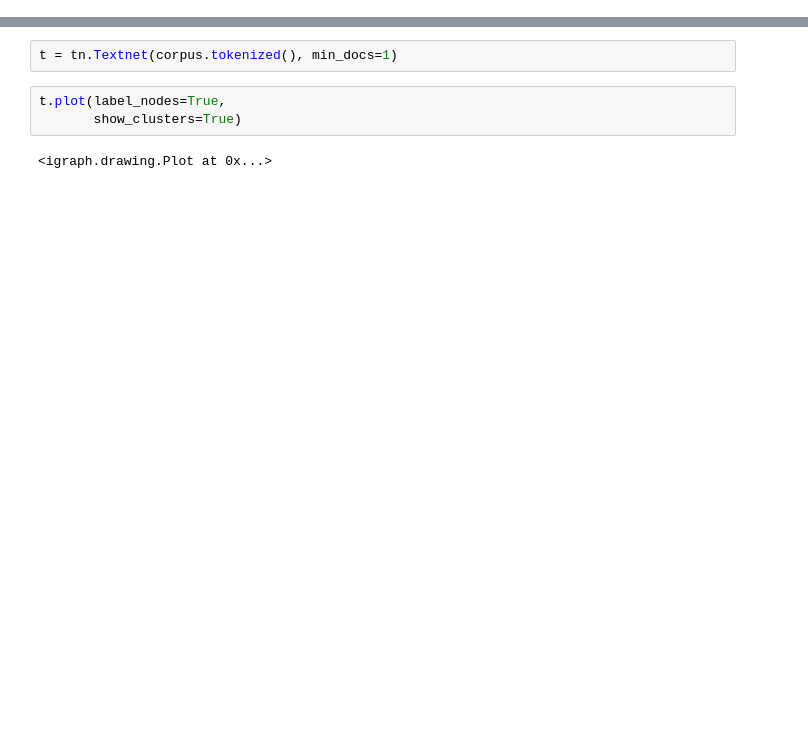
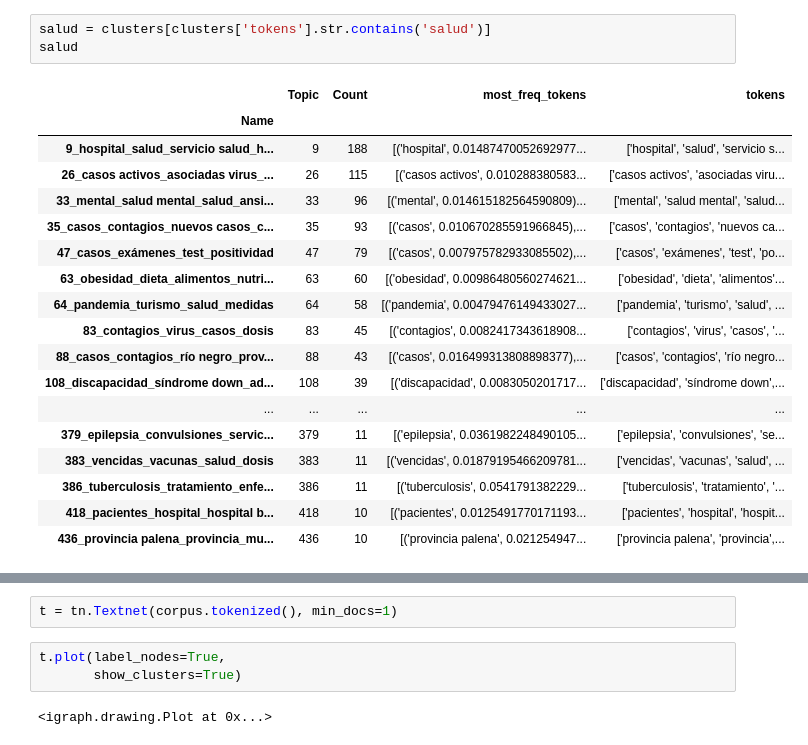
Before and after one commit to recmera/transformers-news-analysis, a Jupyter notebook: notebooks/4.data-analysis/textnets.ipynb, the cells around one changed output, grey strips where cells are left out. Drawn from its saved outputs; the diff is of its cells as text; blank space fills up the shorter version.

```diff
--- a/notebooks/4.data-analysis/textnets.ipynb
+++ b/notebooks/4.data-analysis/textnets.ipynb
@@ -44 +44,23 @@ df1.head()
+# %%
+salud = clusters[clusters['tokens'].str.contains('salud')]
+salud
+# %% [output]
+|  | Topic | Count | most_freq_tokens | tokens |
+| Name |  |  |  |  |
+| 9_hospital_salud_servicio salud_h... | 9 | 188 | [('hospital', 0.01487470052692977... | ['hospital', 'salud', 'servicio s... |
+| 26_casos activos_asociadas virus_... | 26 | 115 | [('casos activos', 0.010288380583... | ['casos activos', 'asociadas viru... |
+| 33_mental_salud mental_salud_ansi... | 33 | 96 | [('mental', 0.014615182564590809)... | ['mental', 'salud mental', 'salud... |
+| 35_casos_contagios_nuevos casos_c... | 35 | 93 | [('casos', 0.010670285591966845),... | ['casos', 'contagios', 'nuevos ca... |
+| 47_casos_exámenes_test_positividad | 47 | 79 | [('casos', 0.007975782933085502),... | ['casos', 'exámenes', 'test', 'po... |
+| 63_obesidad_dieta_alimentos_nutri... | 63 | 60 | [('obesidad', 0.00986480560274621... | ['obesidad', 'dieta', 'alimentos'... |
+| 64_pandemia_turismo_salud_medidas | 64 | 58 | [('pandemia', 0.00479476149433027... | ['pandemia', 'turismo', 'salud', ... |
+| 83_contagios_virus_casos_dosis | 83 | 45 | [('contagios', 0.0082417343618908... | ['contagios', 'virus', 'casos', '... |
+| 88_casos_contagios_río negro_prov... | 88 | 43 | [('casos', 0.016499313808898377),... | ['casos', 'contagios', 'río negro... |
+| 108_discapacidad_síndrome down_ad... | 108 | 39 | [('discapacidad', 0.0083050201717... | ['discapacidad', 'síndrome down',... |
+| ... | ... | ... | ... | ... |
+| 379_epilepsia_convulsiones_servic... | 379 | 11 | [('epilepsia', 0.0361982248490105... | ['epilepsia', 'convulsiones', 'se... |
+| 383_vencidas_vacunas_salud_dosis | 383 | 11 | [('vencidas', 0.01879195466209781... | ['vencidas', 'vacunas', 'salud', ... |
+| 386_tuberculosis_tratamiento_enfe... | 386 | 11 | [('tuberculosis', 0.0541791382229... | ['tuberculosis', 'tratamiento', '... |
+| 418_pacientes_hospital_hospital b... | 418 | 10 | [('pacientes', 0.0125491770171193... | ['pacientes', 'hospital', 'hospit... |
+| 436_provincia palena_provincia_mu... | 436 | 10 | [('provincia palena', 0.021254947... | ['provincia palena', 'provincia',... |
 # %%
```
Also changed, not shown: parts of 16 cells of this notebook.
